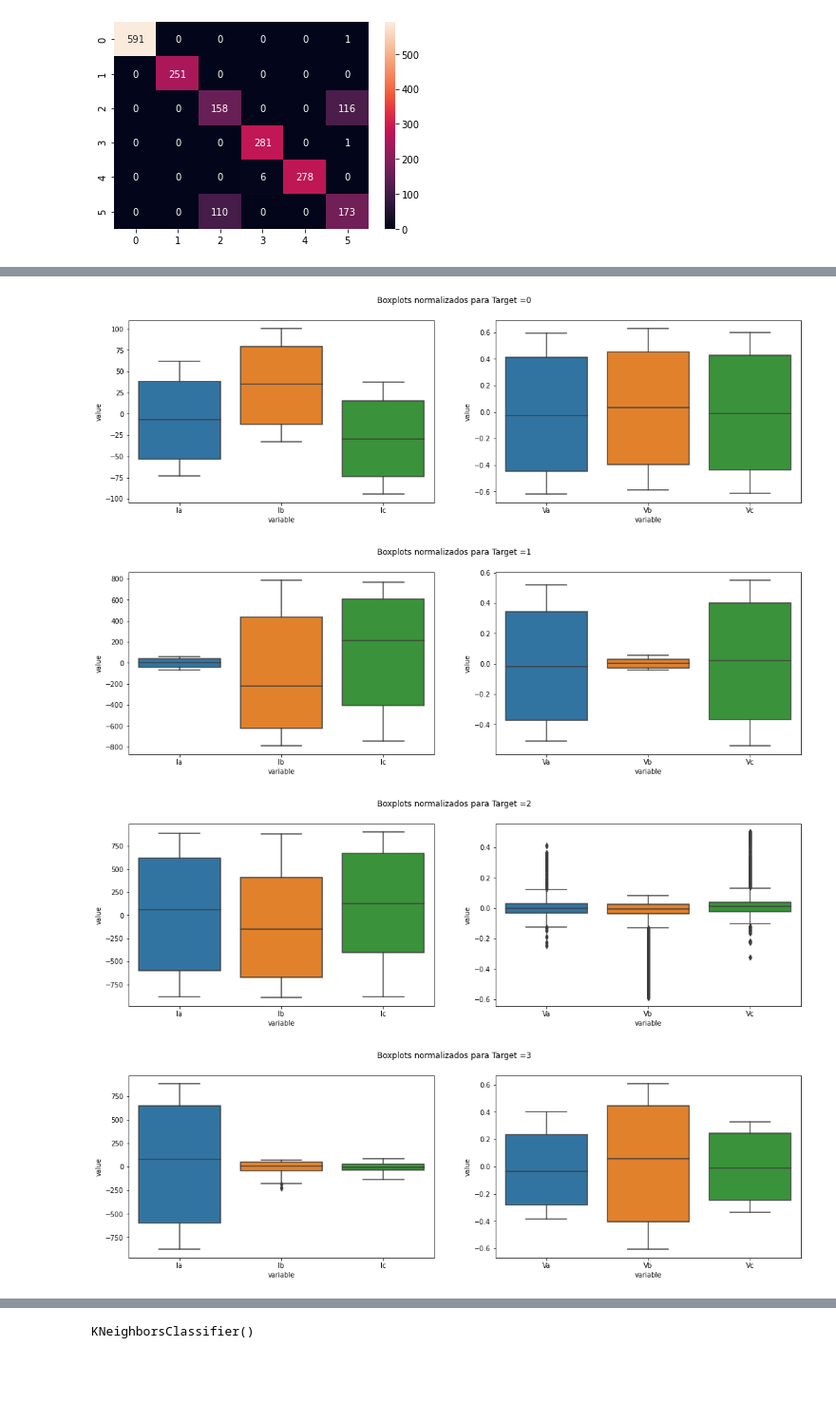
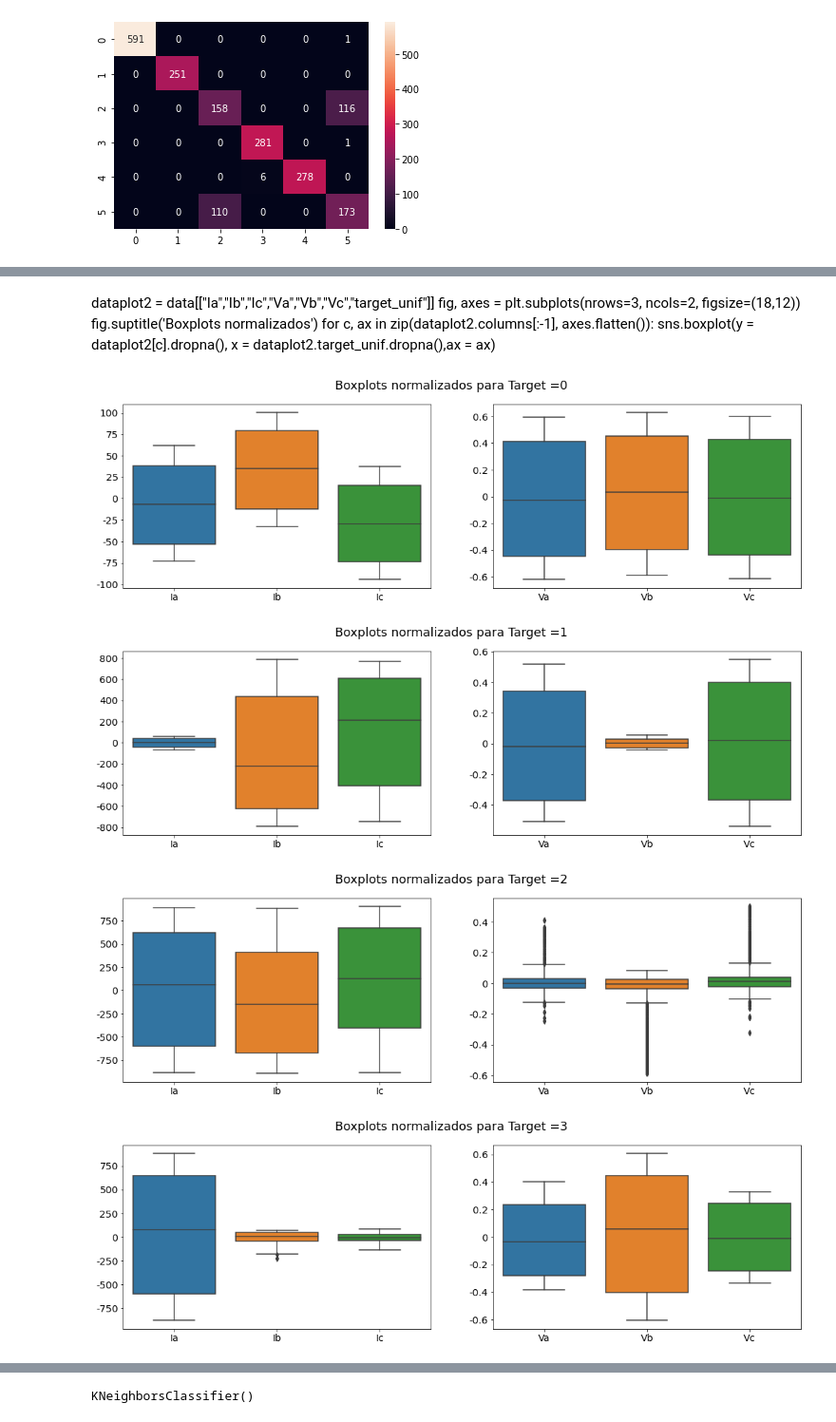
Before and after one commit to LeandroNardi96/Clasificacion_fallas_electricas_multiclass, a Jupyter notebook: Electrical_fault_multiclass.ipynb, the cells around one changed output, grey strips where cells are left out. Shown: that part at 95% size. Saved outputs shown, nothing was run; the diff lists cells and outputs as text; code cells hidden in the pictures; blank space fills up the shorter version.

```diff
--- a/Electrical_fault_multiclass.ipynb
+++ b/Electrical_fault_multiclass.ipynb
@@ -188,6 +259,0 @@ for c, ax in zip(dataplot.columns[:-1], axes.flatten()):
-# %%
-dataplot1 = data[["Ia","Ib","Ic","Va","Vb","Vc","target"]]
-fig, axes = plt.subplots(nrows=3, ncols=2, figsize=(18,12))
-fig.suptitle('Boxplots normalizados')
-for c, ax in zip(dataplot1.columns[:-1], axes.flatten()):
-    sns.boxplot(y = dataplot1[c].dropna(), x = dataplot1.target.dropna(),ax = ax)
@@ -445,6 +625,0 @@ Int64Index([0, 1, 2, 3, 4], dtype='int64')
-# %%
-dataplot2 = data[["Ia","Ib","Ic","Va","Vb","Vc","target_unif"]]
-fig, axes = plt.subplots(nrows=3, ncols=2, figsize=(18,12))
-fig.suptitle('Boxplots normalizados')
-for c, ax in zip(dataplot2.columns[:-1], axes.flatten()):
-    sns.boxplot(y = dataplot2[c].dropna(), x = dataplot2.target_unif.dropna(),ax = ax)
@@ -453,16 +626,42 @@ for c, ax in zip(dataplot2.columns[:-1], axes.flatten()):
+# %% [markdown]
+dataplot2 = data[["Ia","Ib","Ic","Va","Vb","Vc","target_unif"]]
+fig, axes = plt.subplots(nrows=3, ncols=2, figsize=(18,12))
+fig.suptitle('Boxplots normalizados')
+for c, ax in zip(dataplot2.columns[:-1], axes.flatten()):
+    sns.boxplot(y = dataplot2[c].dropna(), x = dataplot2.target_unif.dropna(),ax = ax)
 # %%
 dataplot_corriente1 = data[["Ia","Ib","Ic","target_unif"]]
 dataplot_voltaje1 = data[["Va","Vb","Vc","target_unif"]]
 for y in data.target_unif.value_counts().index.sort_values():
     fig, axes = plt.subplots(nrows=1, ncols=2, figsize=(18,5))
-    fig.suptitle('Boxplots normalizados para Target =%i'%y)
+    fig.suptitle('Boxplots normalizados para Target =%i'%y,size=18)
     for i, ax in zip(range(1,3), axes.flatten()):
         if i == 1:
-            sns.boxplot(x="variable", y="value", data=pd.melt(dataplot_corriente1.loc[dataplot_corriente1.target_unif == y,["Ia","Ib","Ic"]]),ax = ax)
+            sns.boxplot(x="variable", y="value", data=pd.melt(dataplot_corriente1.loc[dataplot_corriente1.target_unif == y,
+                                                                                      ["Ia","Ib","Ic"]]),ax = ax)
+            plt.draw()
+            x_ticks = ax.get_xticklabels()
+            y_ticks = ax.get_yticklabels()
+            ticks_loc = ax.get_yticks().tolist()
+            ax.yaxis.set_major_locator(mticker.FixedLocator(ticks_loc))
+            ax.set_yticklabels([label_format.format(x) for x in ticks_loc],size='x-large')
+            ax.set_xlabel('')
+            ax.set_ylabel('')
+            ax.set_xticklabels(x_ticks,size='x-large')
         else:
-            sns.boxplot(x="variable", y="value", data=pd.melt(dataplot_voltaje1.loc[dataplot_voltaje1.target_unif == y,["Va","Vb","Vc"]]),ax = ax)
+            sns.boxplot(x="variable", y="value", data=pd.melt(dataplot_voltaje1.loc[dataplot_voltaje1.target_unif == y,
+                                                                                    ["Va","Vb","Vc"]]),ax = ax)
+            plt.draw()
+            x_ticks = ax.get_xticklabels()
+            y_ticks = ax.get_yticklabels()
+            ticks_loc = ax.get_yticks().tolist()
+            ax.yaxis.set_major_locator(mticker.FixedLocator(ticks_loc))
+            ax.set_yticklabels([label_format.format(x) for x in ticks_loc],size='x-large')
+            ax.set_xlabel('')
+            ax.set_ylabel('')
+            ax.set_xticklabels(x_ticks,size='x-large')
 # %% [output]
-[figure, old version]
+[figure, new version]
-[figure, old version]
+[figure, new version]
-[figure, old version]
+[figure, new version]
-[figure, old version]
+[figure, new version]
```
Also changed, not shown: parts of 90 cells of this notebook.
